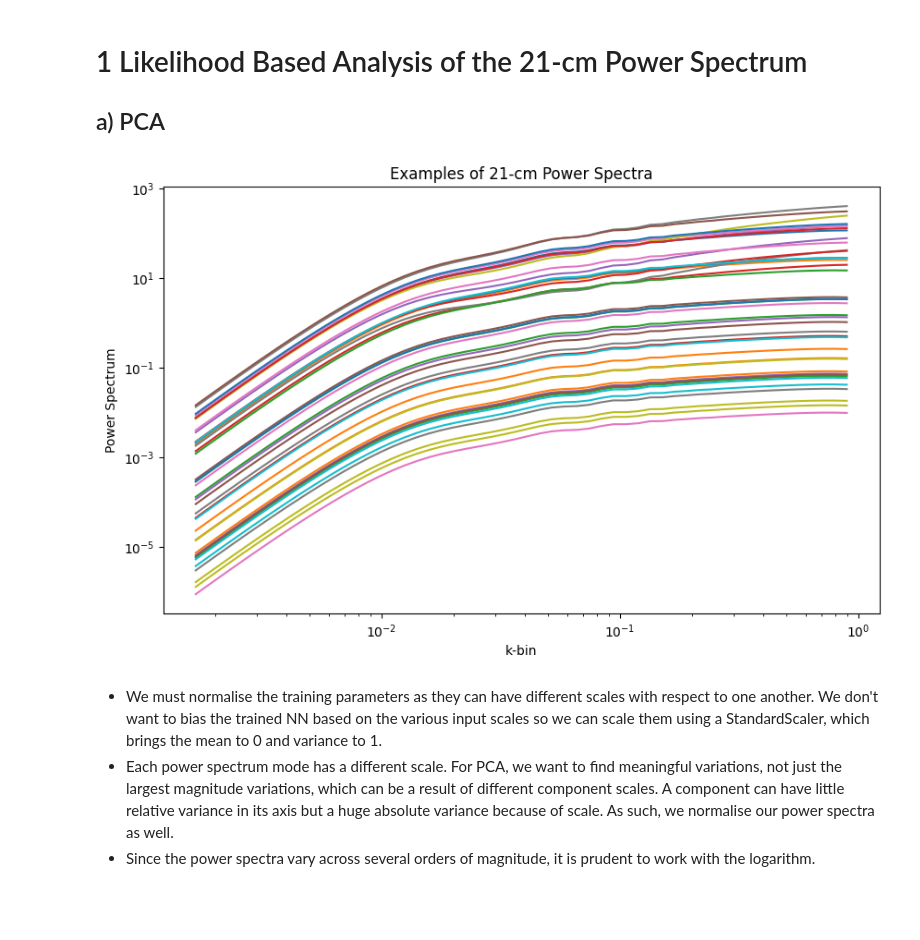
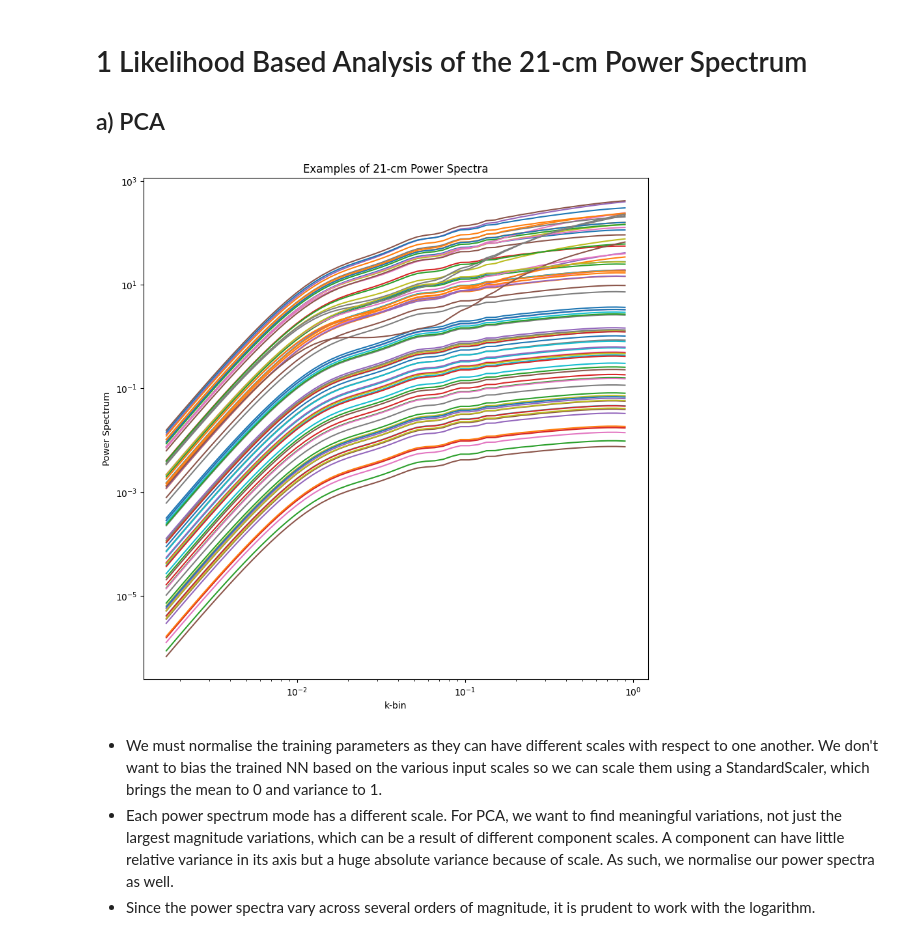
Before and after one commit to JoeyWee1/Machine-Learning-Enhanced-Inference-of-the-21-cm-Power-Spectrum-at-Cosmic-Dawn, a Jupyter notebook: ML_inference.ipynb, the cells around one changed output. Cells and saved outputs as stored; diff of their text form; code cells hidden in the pictures; blank space fills up the shorter version.

```diff
--- a/ML_inference.ipynb
+++ b/ML_inference.ipynb
@@ -76,16 +76,16 @@ data_dir = Path("simulations")
 raw_data = load_splits(data_dir)
 # %%
 # Plot the power spectra examples
-plt.figure(figsize=(10, 6))
-for i in  range(0, 8000, 200):
+plt.figure(figsize=(10, 10))
+for i in  range(0, 8000, 100):
     plt.loglog(raw_data['k_train'][i], raw_data['power_train'][i], label=f'Sim {i+1}')
 plt.xlabel('k-bin')
 plt.ylabel('Power Spectrum')
 plt.title('Examples of 21-cm Power Spectra')
 # plt.legend()
 plt.show()
 # %% [output]
-[figure, old version]
+[figure, new version]
 # %% [markdown]
 - We must normalise the training parameters as they can have different scales with respect to one another. We don't want to bias the trained NN based on the various input scales so we can scale them using a StandardScaler, which brings the mean to 0 and variance to 1.
 - Each power spectrum mode has a different scale. For PCA, we want to find meaningful variations, not just the largest magnitude variations, which can be a result of different component scales. A component can have little relative variance in its axis but a huge absolute variance because of scale. As such, we normalise our power spectra as well.
```
Also changed, not shown: parts of 16 cells of this notebook, 2 other files.
